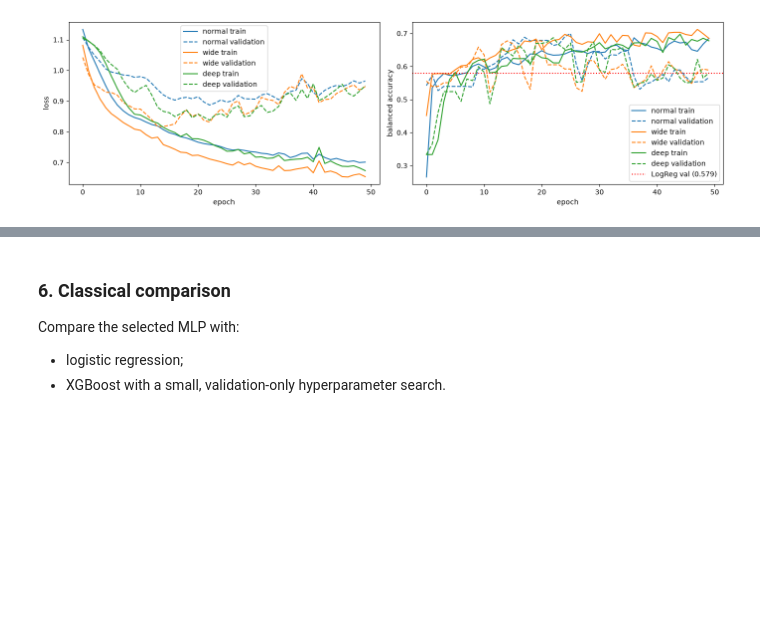
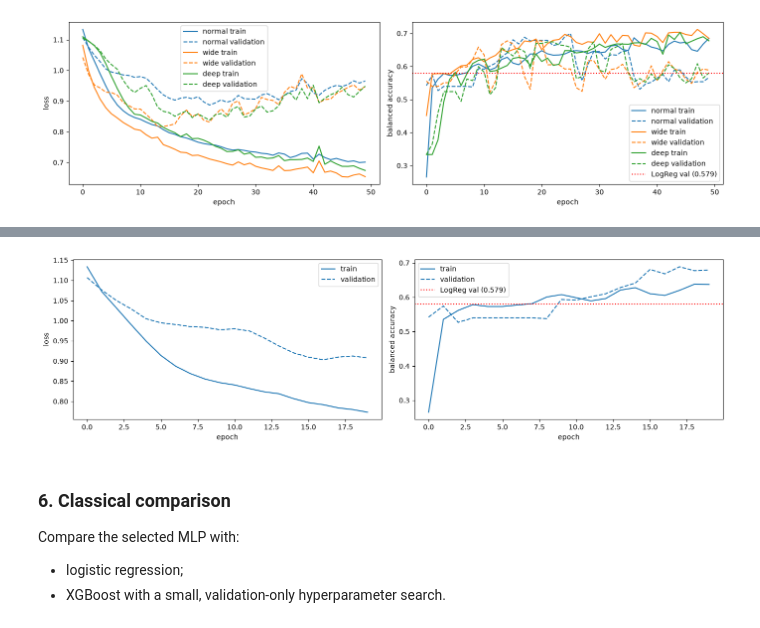
Before and after one commit to ALEGATOR1209/KSE_ML_for_bioinformatics, a Jupyter notebook: practicals/week6/Assignment6.ipynb, the cells around one changed output, grey strips where cells are left out. Drawn from its saved outputs; the diff is of its cells as text; code cells hidden in the pictures; blank space fills up the shorter version.

```diff
--- a/practicals/week6/Assignment6.ipynb
+++ b/practicals/week6/Assignment6.ipynb
@@ -274,14 +276,14 @@ Train a simple baseline, such as multinomial logistic regression, followed by a
 
 Report training and validation loss and accuracy across epochs.
 # %%
-model = make_pipeline(
+logreg = make_pipeline(
   StandardScaler(),
   LogisticRegression(class_weight="balanced", random_state=RANDOM_STATE),
 )
 
-model.fit(X_train, y_train)
-acc_val = balanced_accuracy_score(y_val, model.predict(X_val))
-acc_test = balanced_accuracy_score(y_test, model.predict(X_test))
+logreg.fit(X_train, y_train)
+acc_val = balanced_accuracy_score(y_val, logreg.predict(X_val))
+acc_test = balanced_accuracy_score(y_test, logreg.predict(X_test))
 
 print(f"Validation weighted accuracy: {acc_val}")
 print(f"Test weighted accuracy: {acc_test}")
@@ -553,0 +611,5 @@ plot_history(list(histories_cap.values()), acc_baseline=acc_val, labels=list(his
+# %%
+final_model = MLP(X_train.shape[1], n_classes=CLASSES.size).to(DEVICE)
+_, history = train(final_model, patience=3)
+plot_history(history, acc_baseline=acc_val)
+# %% [output]
@@ -554,3 +622,4 @@ plot_history(list(histories_cap.values()), acc_baseline=acc_val, labels=list(his
+[figure, added]
 # %% [markdown]
 ### 6. Classical comparison
 
```
Also changed, not shown: parts of 11 cells of this notebook.
